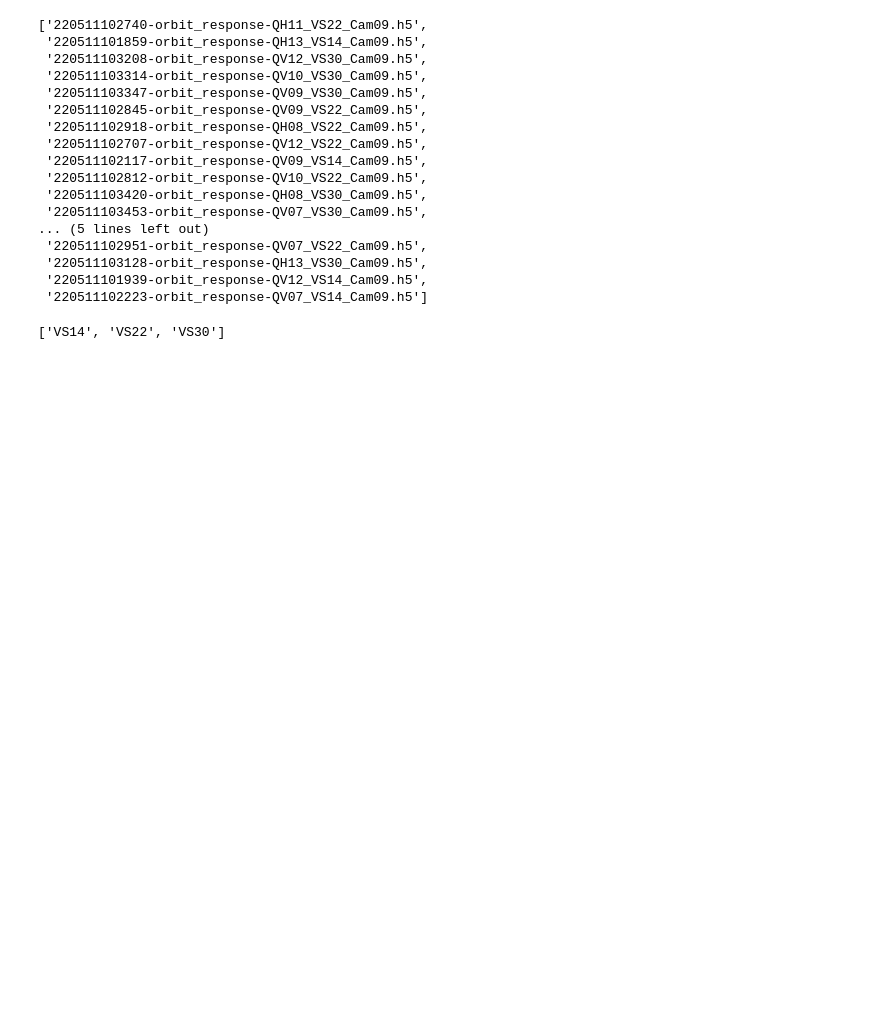
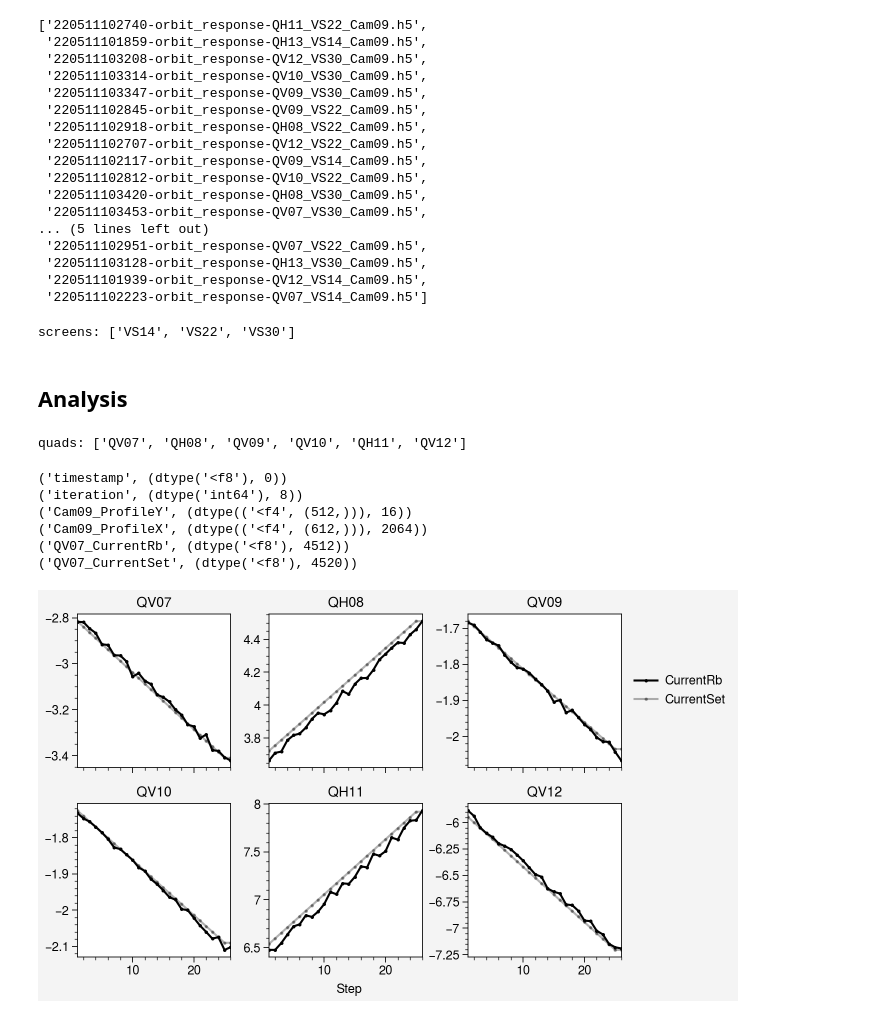
Before and after one commit to austin-hoover/analysis-sns-btf, a Jupyter notebook: orbit_response.ipynb, the cells around one changed output. Cells and saved outputs as stored; diff of their text form; code cells hidden in the pictures; blank space fills up the shorter version.

Commit message:
Add quad rb vs set plot

```diff
--- a/orbit_response.ipynb
+++ b/orbit_response.ipynb
@@ -57,7 +59,49 @@ for filename in filenames:
     else:
         dfiles_by_screen[df.screen] = list()
 
+for screen, dfiles in dfiles_by_screen.items():
+    dfiles_by_screen[screen] = sorted(dfiles, key=lambda df: df.quad_int)
+
 screens = sorted(list(dfiles_by_screen))
-screens
+print('screens:', screens)
 # %% [output]
-['VS14', 'VS22', 'VS30']
+screens: ['VS14', 'VS22', 'VS30']
+# %% [markdown]
+## Analysis
+# %%
+screen = 'VS14'
+dfiles = dfiles_by_screen[screen]
+quads = [df.quad for df in dfiles]
+print('quads:', quads)
+# %% [output]
+quads: ['QV07', 'QH08', 'QV09', 'QV10', 'QH11', 'QV12']
+# %%
+df = dfiles[0]
+data = df.data
+for field in data.dtype.fields.items():
+    print(field)
+# %% [output]
+('timestamp', (dtype('<f8'), 0))
+('iteration', (dtype('int64'), 8))
+('Cam09_ProfileY', (dtype(('<f4', (512,))), 16))
+('Cam09_ProfileX', (dtype(('<f4', (612,))), 2064))
+('QV07_CurrentRb', (dtype('<f8'), 4512))
+('QV07_CurrentSet', (dtype('<f8'), 4520))
+# %%
+ncols = 3
+nrows = int(np.ceil(len(dfiles) / ncols))
+istart = 1  # Ignore first data point.
+kws = dict(marker='.', ms=3)
+
+fig, axes = pplt.subplots(ncols=ncols, nrows=nrows, figwidth=7.0, sharey=False)
+for ax, df in zip(axes, dfiles):
+    name_rb = df.quad + '_CurrentRb'
+    name_set = df.quad + '_CurrentSet'
+    x = np.arange(istart, len(df.data))
+    ax.plot(x, df.data[istart:, name_rb], color='black', label='CurrentRb', **kws)
+    ax.plot(x, df.data[istart:, name_set], color='black', alpha=0.3, label='CurrentSet', **kws)
+    ax.set_title(df.quad)
+axes[0, -1].legend(loc='r', ncols=1, framealpha=0)
+axes.format(xlabel='Step')
+# %% [output]
+[figure, added]
```
Also changed, not shown: parts of 1 cell of this notebook.
